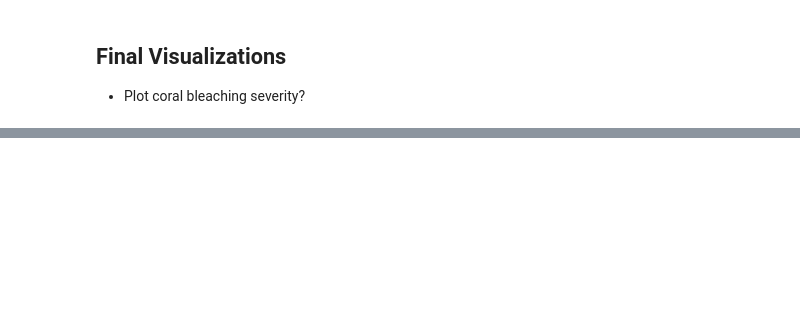
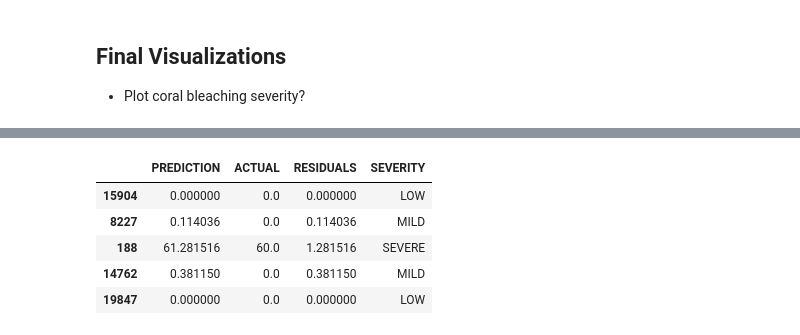
Before and after one commit to jc9536/CoralBleaching, a Jupyter notebook: CoralBleaching.ipynb, the cells around one changed output, grey strips where cells are left out. Cells and saved outputs as stored; diff of their text form; code cells hidden in the pictures; blank space fills up the shorter version.

```diff
--- a/CoralBleaching.ipynb
+++ b/CoralBleaching.ipynb
@@ -606,0 +832,22 @@ print(selected_features)
+# %%
+results = pd.DataFrame({'PREDICTION': predictions, 'ACTUAL': y_test, 'RESIDUALS': np.abs(residuals)})
+# %%
+results['SEVERITY'] = 0
+for index, row in results.iterrows():
+    if row.loc['PREDICTION'] > 30:
+        results.loc[index, 'SEVERITY'] = 'SEVERE'
+    elif row.loc['PREDICTION'] <= 0:
+        results.loc[index, 'SEVERITY'] = 'LOW'
+    elif 0 < row.loc['PREDICTION'] <= 10:
+        results.loc[index, 'SEVERITY'] = 'MILD'
+    elif 10 < row.loc['PREDICTION'] <= 30:
+        results.loc[index, 'SEVERITY'] = 'MODERATE'
+# %%
+results.head()
+# %% [output]
+|  | PREDICTION | ACTUAL | RESIDUALS | SEVERITY |
+| 15904 | 0.000000 | 0.0 | 0.000000 | LOW |
+| 8227 | 0.114036 | 0.0 | 0.114036 | MILD |
+| 188 | 61.281516 | 60.0 | 1.281516 | SEVERE |
+| 14762 | 0.381150 | 0.0 | 0.381150 | MILD |
+| 19847 | 0.000000 | 0.0 | 0.000000 | LOW |
```
Also changed, not shown: parts of 23 cells of this notebook.
